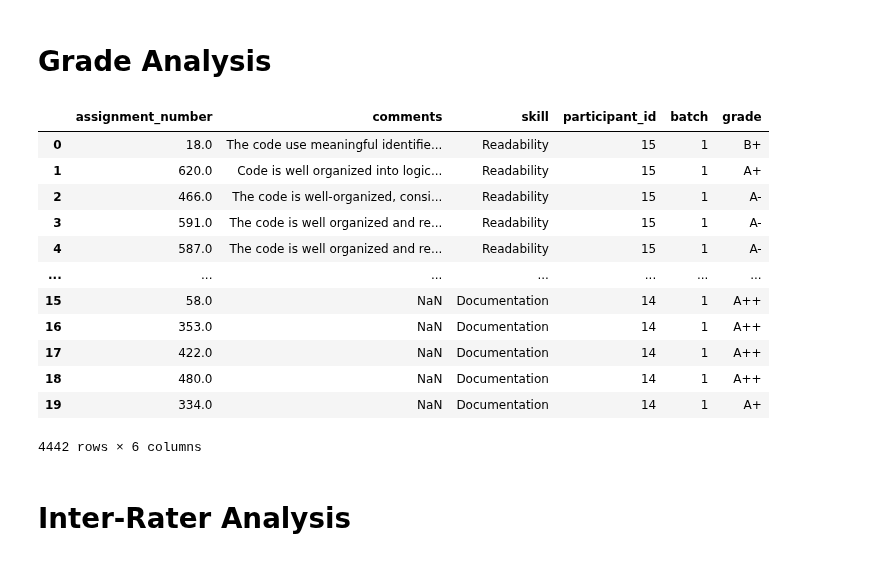
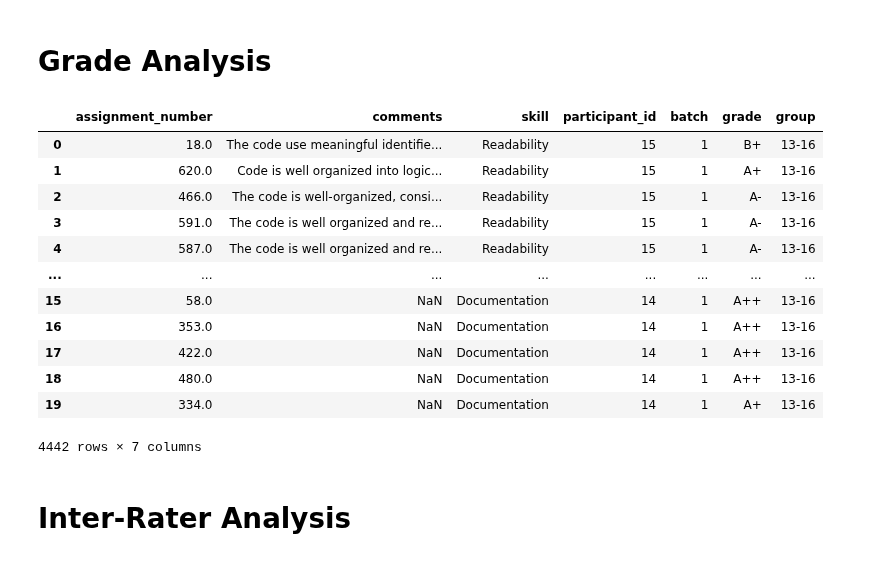
Before and after one commit to m-messer/Consistency_In_Grading_Analysis, a Jupyter notebook: grades_analysis.ipynb, the cells around one changed output. Saved outputs shown, nothing was run; the diff lists cells and outputs as text; code cells hidden in the pictures.

```diff
--- a/grades_analysis.ipynb
+++ b/grades_analysis.ipynb
@@ -17,31 +20,51 @@ yellow = (220/255, 205/255, 125/255)
 # %% [markdown]
 # Grade Analysis
+# %%
+def apply_group(id):
+    if id in [1, 2, 3, 4]:
+        return '1-4'
+    elif id in [5, 6, 7, 8]:
+        return '5-8'
+    elif id in [9, 10, 11, 12]:
+        return '9-12'
+    elif id in [13, 14, 15, 16]:
+        return '13-16'
+    elif id in [17, 18, 19, 20]:
+        return '17-20'
+    elif id in [21, 22, 23, 24]:
+        return '21-24'
+    else:
+        return '25-28'
 # %%
 grade_df = pd.read_csv('Menagerie/data/grades.csv', index_col=0)
 grade_df = grade_df[~grade_df['grade'].isnull()]
 grade_df['grade'] = pd.Categorical(grade_df['grade'],
                                          ['A++', 'A+', 'A', 'A-',
                                           'B+', 'B', 'B-',
                                           'C+', 'C', 'C-',
                                           'D+', 'D', 'D-',
                                           'F', 'NAN'])
+
+grade_df['group'] = grade_df['participant_id'].apply(apply_group)
+grade_df['group'] = pd.Categorical(grade_df['group'], ['1-4', '5-8', '9-12', '13-16', '17-20', '21-24', '25-28'])
+
 # Removed as this was accidentally duplicated
 grade_df = grade_df[grade_df['assignment_number'] != 105]
 grade_df
 # %% [output]
-|  | assignment_number | comments | skill | participant_id | batch | grade |
-| 0 | 18.0 | The code use meaningful identifie... | Readability | 15 | 1 | B+ |
-| 1 | 620.0 | Code is well organized into logic... | Readability | 15 | 1 | A+ |
-| 2 | 466.0 | The code is well-organized, consi... | Readability | 15 | 1 | A- |
-| 3 | 591.0 | The code is well organized and re... | Readability | 15 | 1 | A- |
-| 4 | 587.0 | The code is well organized and re... | Readability | 15 | 1 | A- |
-| ... | ... | ... | ... | ... | ... | ... |
-| 15 | 58.0 | NaN | Documentation | 14 | 1 | A++ |
-| 16 | 353.0 | NaN | Documentation | 14 | 1 | A++ |
-| 17 | 422.0 | NaN | Documentation | 14 | 1 | A++ |
-| 18 | 480.0 | NaN | Documentation | 14 | 1 | A++ |
-| 19 | 334.0 | NaN | Documentation | 14 | 1 | A+ |
+|  | assignment_number | comments | skill | participant_id | batch | grade | group |
+| 0 | 18.0 | The code use meaningful identifie... | Readability | 15 | 1 | B+ | 13-16 |
+| 1 | 620.0 | Code is well organized into logic... | Readability | 15 | 1 | A+ | 13-16 |
+| 2 | 466.0 | The code is well-organized, consi... | Readability | 15 | 1 | A- | 13-16 |
+| 3 | 591.0 | The code is well organized and re... | Readability | 15 | 1 | A- | 13-16 |
+| 4 | 587.0 | The code is well organized and re... | Readability | 15 | 1 | A- | 13-16 |
+| ... | ... | ... | ... | ... | ... | ... | ... |
+| 15 | 58.0 | NaN | Documentation | 14 | 1 | A++ | 13-16 |
+| 16 | 353.0 | NaN | Documentation | 14 | 1 | A++ | 13-16 |
+| 17 | 422.0 | NaN | Documentation | 14 | 1 | A++ | 13-16 |
+| 18 | 480.0 | NaN | Documentation | 14 | 1 | A++ | 13-16 |
+| 19 | 334.0 | NaN | Documentation | 14 | 1 | A+ | 13-16 |
-4442 rows × 6 columns
+4442 rows × 7 columns
 # %% [markdown]
 # Inter-Rater Analysis
 # %%
```
Also changed, not shown: parts of 16 cells of this notebook.
